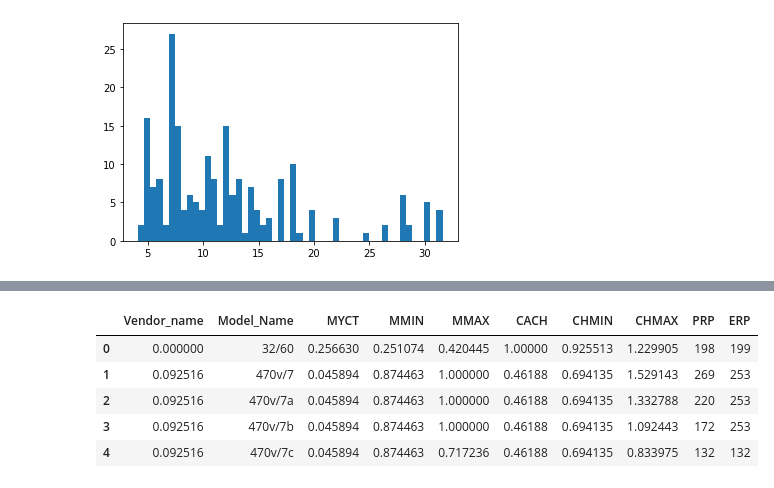
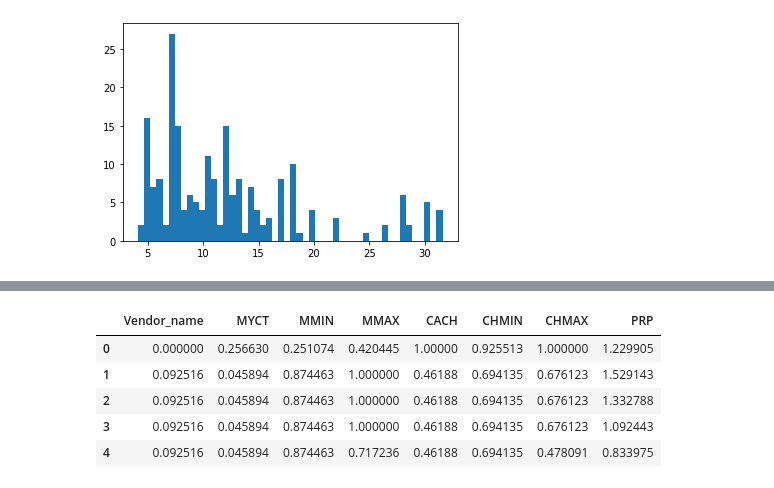
Before and after one commit to quiet-cmd/EmptyJupyterNoteebookForBinder, a Jupyter notebook: lesson_5/data_preparation.ipynb, the cells around one changed output, grey strips where cells are left out. Cells and saved outputs as stored; diff of their text form; code cells hidden in the pictures.

```diff
--- a/lesson_5/data_preparation.ipynb
+++ b/lesson_5/data_preparation.ipynb
@@ -334,6 +334,6 @@ data = numpy.log(data)
 data = numpy.array(data).reshape(-1,1)
 data = StandardScaler().fit_transform(data)
 data =  data.flatten()
-dataset['CHMAX'] = data
+dataset["PRP"] = data
 dataset.head(10)
 # %% [output]
@@ -432,20 +433,18 @@ matplotlib.pyplot.show()
 # %%
 # Собрали таблицу
 final_dataset = pandas.DataFrame(dataset['Vendor_name'])
-final_dataset["Model_Name"] = row_dataset[1]
 final_dataset[["MYCT", "MMIN"]] = dataset[["MYCT", "MMIN"]]
 name_list = [i for i in dataset.columns]
-final_dataset[name_list[2:6]] = dataset[name_list[2:6]]
-final_dataset[name_list[1]] = dataset[name_list[1]]
-final_dataset[["PRP", "ERP"]] = row_dataset[[8,9]]
+final_dataset[name_list[2:5]] = dataset[name_list[2:5]]
+final_dataset[[name_list[1],name_list[5]]] = dataset[[name_list[1], name_list[5]]]
 final_dataset.head()
 # %% [output]
-|  | Vendor_name | Model_Name | MYCT | MMIN | MMAX | CACH | CHMIN | CHMAX | PRP | ERP |
-| 0 | 0.000000 | 32/60 | 0.256630 | 0.251074 | 0.420445 | 1.00000 | 0.925513 | 1.229905 | 198 | 199 |
-| 1 | 0.092516 | 470v/7 | 0.045894 | 0.874463 | 1.000000 | 0.46188 | 0.694135 | 1.529143 | 269 | 253 |
-| 2 | 0.092516 | 470v/7a | 0.045894 | 0.874463 | 1.000000 | 0.46188 | 0.694135 | 1.332788 | 220 | 253 |
-| 3 | 0.092516 | 470v/7b | 0.045894 | 0.874463 | 1.000000 | 0.46188 | 0.694135 | 1.092443 | 172 | 253 |
-| 4 | 0.092516 | 470v/7c | 0.045894 | 0.874463 | 0.717236 | 0.46188 | 0.694135 | 0.833975 | 132 | 132 |
+|  | Vendor_name | MYCT | MMIN | MMAX | CACH | CHMIN | CHMAX | PRP |
+| 0 | 0.000000 | 0.256630 | 0.251074 | 0.420445 | 1.00000 | 0.925513 | 1.000000 | 1.229905 |
+| 1 | 0.092516 | 0.045894 | 0.874463 | 1.000000 | 0.46188 | 0.694135 | 0.676123 | 1.529143 |
+| 2 | 0.092516 | 0.045894 | 0.874463 | 1.000000 | 0.46188 | 0.694135 | 0.676123 | 1.332788 |
+| 3 | 0.092516 | 0.045894 | 0.874463 | 1.000000 | 0.46188 | 0.694135 | 0.676123 | 1.092443 |
+| 4 | 0.092516 | 0.045894 | 0.874463 | 0.717236 | 0.46188 | 0.694135 | 0.478091 | 0.833975 |
 # %%
 #скачали таблицу
 final_dataset.to_csv('prepared_data.csv', index=False)
```
Also changed, not shown: parts of 4 cells of this notebook.
